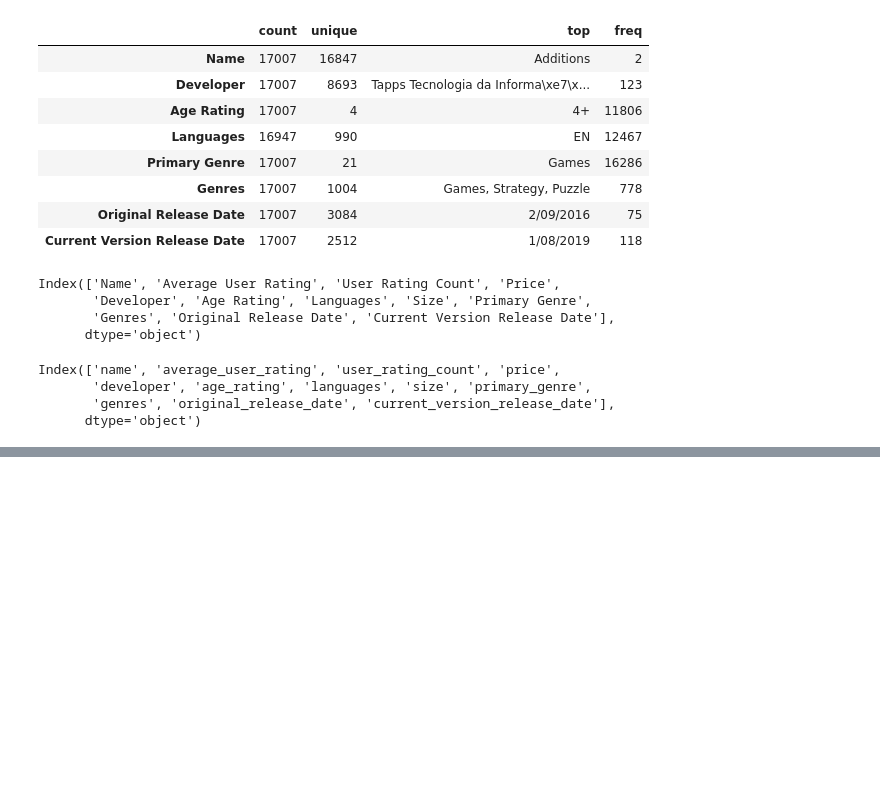
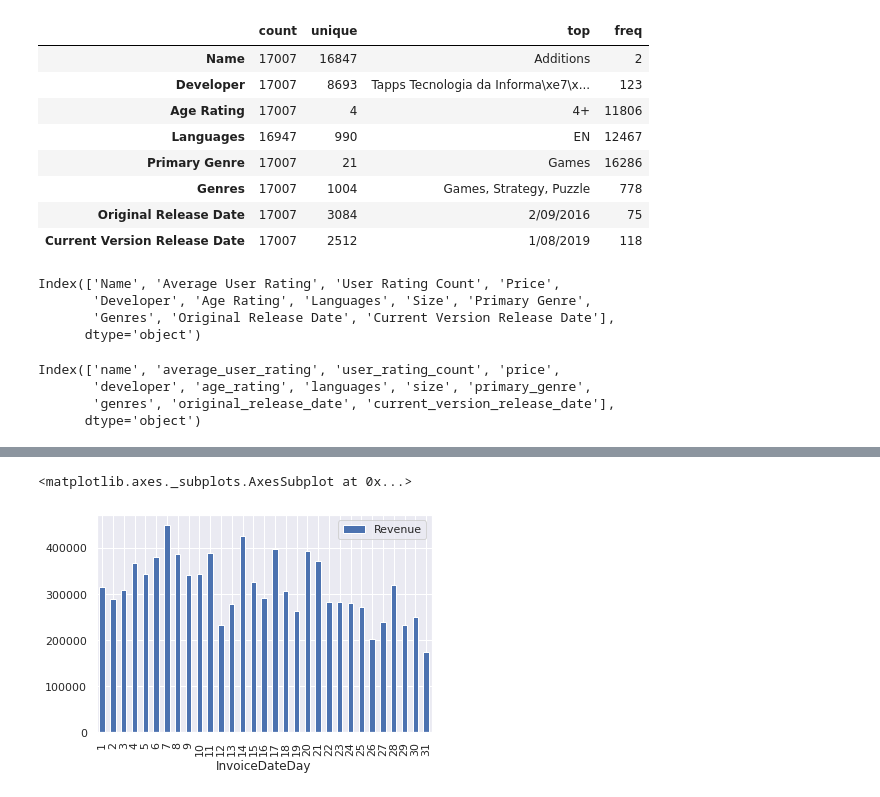
Before and after one commit to lukaszplust/data-science-learn, a Jupyter notebook: Bootcamp.ipynb, the cells around one changed output, grey strips where cells are left out. Saved outputs shown, nothing was run; the diff lists cells and outputs as text; code cells hidden in the pictures; blank space fills up the shorter version.

```diff
--- a/Bootcamp.ipynb
+++ b/Bootcamp.ipynb
@@ -1533,0 +1778,3 @@ df.head()
+# %%
+retail.CustomerID = retail.CustomerID.apply(lambda x: str(int(x)))
+retail.info()
@@ -1533,0 +1981,3 @@ df.head()
+# %%
+# SELECT CustomerID, avg(Revenue), count(*), FROM retail GROUP BY CustomerID;
+retail['Revenue'] = retail.Quantity * retail.UnitPrice
@@ -1533,0 +2023,4 @@ df.head()
+# %%
+# SELECT InvoiceDateDay, sum(Revenue) FROM retail GROUP BY InvoiceDateDay;
+retail['InvoiceDateDay'] = retail.InvoiceDate.dt.day
+retail.head(2)
@@ -1533,0 +2031,9 @@ df.head()
+# %%
+results = retail.groupby('InvoiceDateDay').aggregate({'Revenue': np.sum})
+# %%
+import seaborn as sns
+sns.set()
+results.plot(kind='bar')
+# %% [output]
+<matplotlib.axes._subplots.AxesSubplot at 0x...>
+[figure, added]
```
Also changed, not shown: parts of 86 cells of this notebook.
